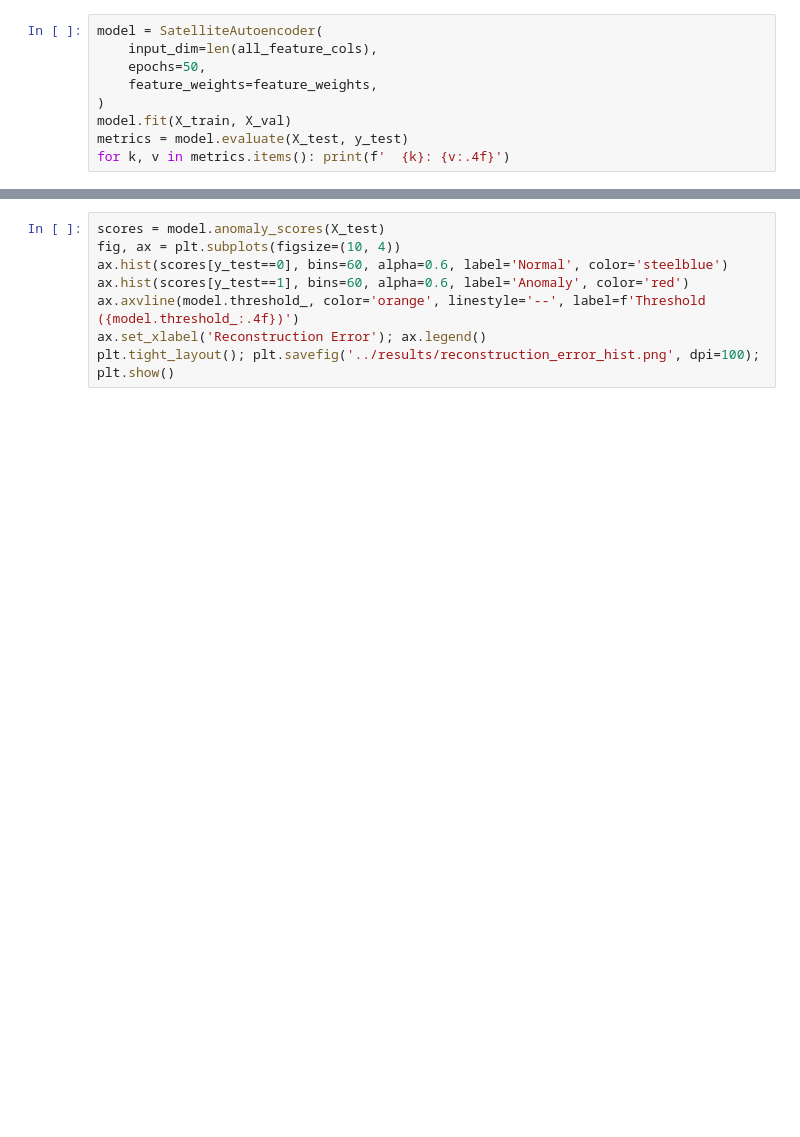
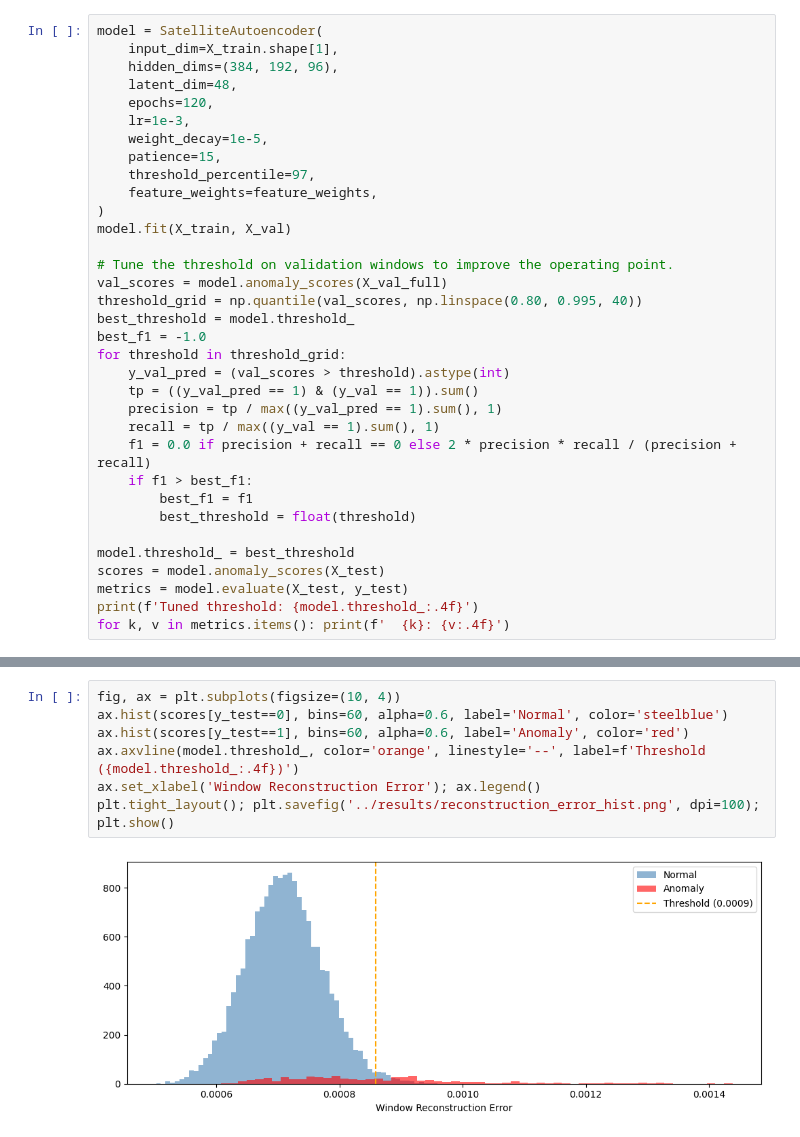
Before and after one commit to Drivax/Satellite-anomaly-detection, a Jupyter notebook: notebooks/04_autoencoder.ipynb, the cells around one changed output, grey strips where cells are left out. Cells and saved outputs as stored; diff of their text form; blank space fills up the shorter version.

```diff
--- a/notebooks/04_autoencoder.ipynb
+++ b/notebooks/04_autoencoder.ipynb
@@ -30,9 +66,34 @@ print(f'Weight range: {feature_weights.min():.1f} – {feature_weights.max():.1f
 # %%
 model = SatelliteAutoencoder(
-    input_dim=len(all_feature_cols),
-    epochs=50,
+    input_dim=X_train.shape[1],
+    hidden_dims=(384, 192, 96),
+    latent_dim=48,
+    epochs=120,
+    lr=1e-3,
+    weight_decay=1e-5,
+    patience=15,
+    threshold_percentile=97,
     feature_weights=feature_weights,
 )
 model.fit(X_train, X_val)
+
+# Tune the threshold on validation windows to improve the operating point.
+val_scores = model.anomaly_scores(X_val_full)
+threshold_grid = np.quantile(val_scores, np.linspace(0.80, 0.995, 40))
+best_threshold = model.threshold_
+best_f1 = -1.0
+for threshold in threshold_grid:
+    y_val_pred = (val_scores > threshold).astype(int)
+    tp = ((y_val_pred == 1) & (y_val == 1)).sum()
+    precision = tp / max((y_val_pred == 1).sum(), 1)
+    recall = tp / max((y_val == 1).sum(), 1)
+    f1 = 0.0 if precision + recall == 0 else 2 * precision * recall / (precision + recall)
+    if f1 > best_f1:
+        best_f1 = f1
+        best_threshold = float(threshold)
+
+model.threshold_ = best_threshold
+scores = model.anomaly_scores(X_test)
 metrics = model.evaluate(X_test, y_test)
+print(f'Tuned threshold: {model.threshold_:.4f}')
 for k, v in metrics.items(): print(f'  {k}: {v:.4f}')
@@ -45,10 +114,11 @@ plt.tight_layout(); plt.savefig('../results/ae_training_curve.png', dpi=100); pl
 # %%
-scores = model.anomaly_scores(X_test)
 fig, ax = plt.subplots(figsize=(10, 4))
 ax.hist(scores[y_test==0], bins=60, alpha=0.6, label='Normal', color='steelblue')
 ax.hist(scores[y_test==1], bins=60, alpha=0.6, label='Anomaly', color='red')
 ax.axvline(model.threshold_, color='orange', linestyle='--', label=f'Threshold ({model.threshold_:.4f})')
-ax.set_xlabel('Reconstruction Error'); ax.legend()
+ax.set_xlabel('Window Reconstruction Error'); ax.legend()
 plt.tight_layout(); plt.savefig('../results/reconstruction_error_hist.png', dpi=100); plt.show()
+# %% [output]
+[figure, added]
 # %%
 fig, ax = plt.subplots(figsize=(6, 6))
```
Also changed, not shown: parts of 5 cells of this notebook, 13 other files.
